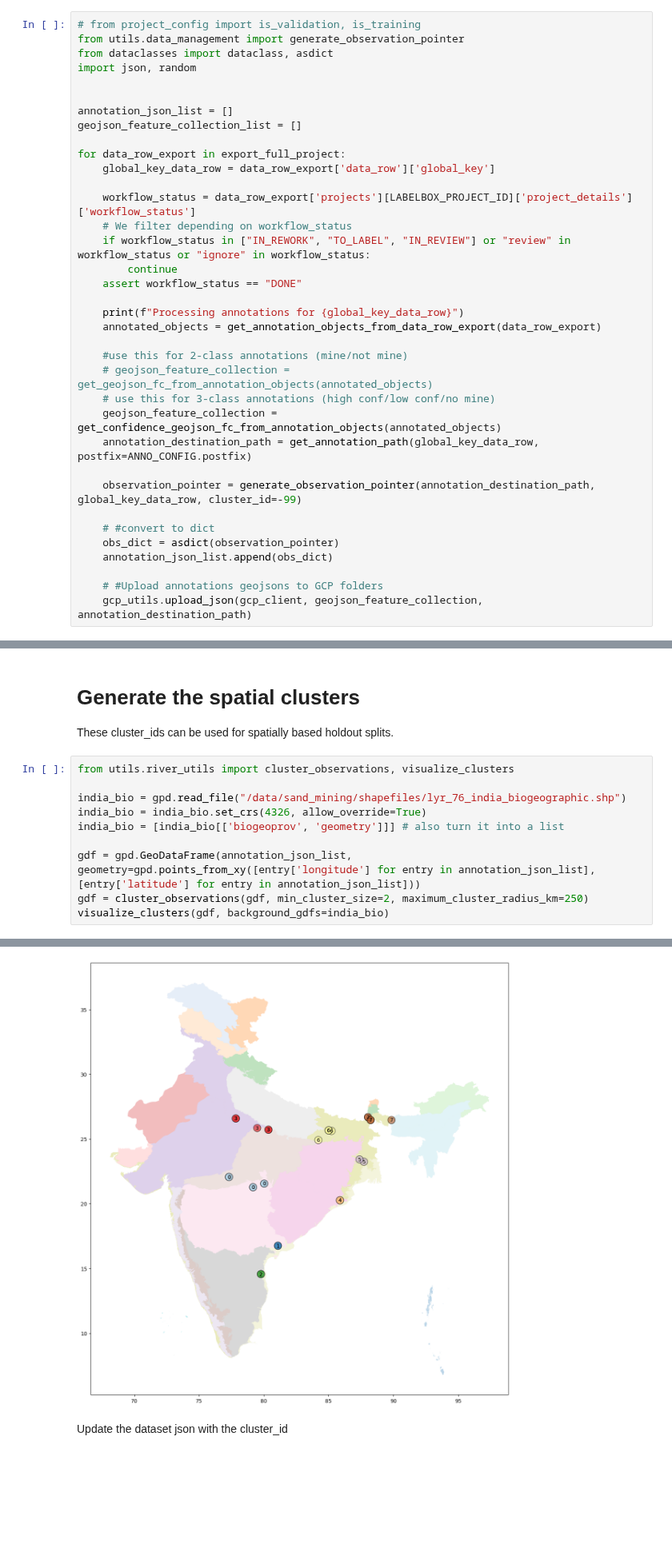
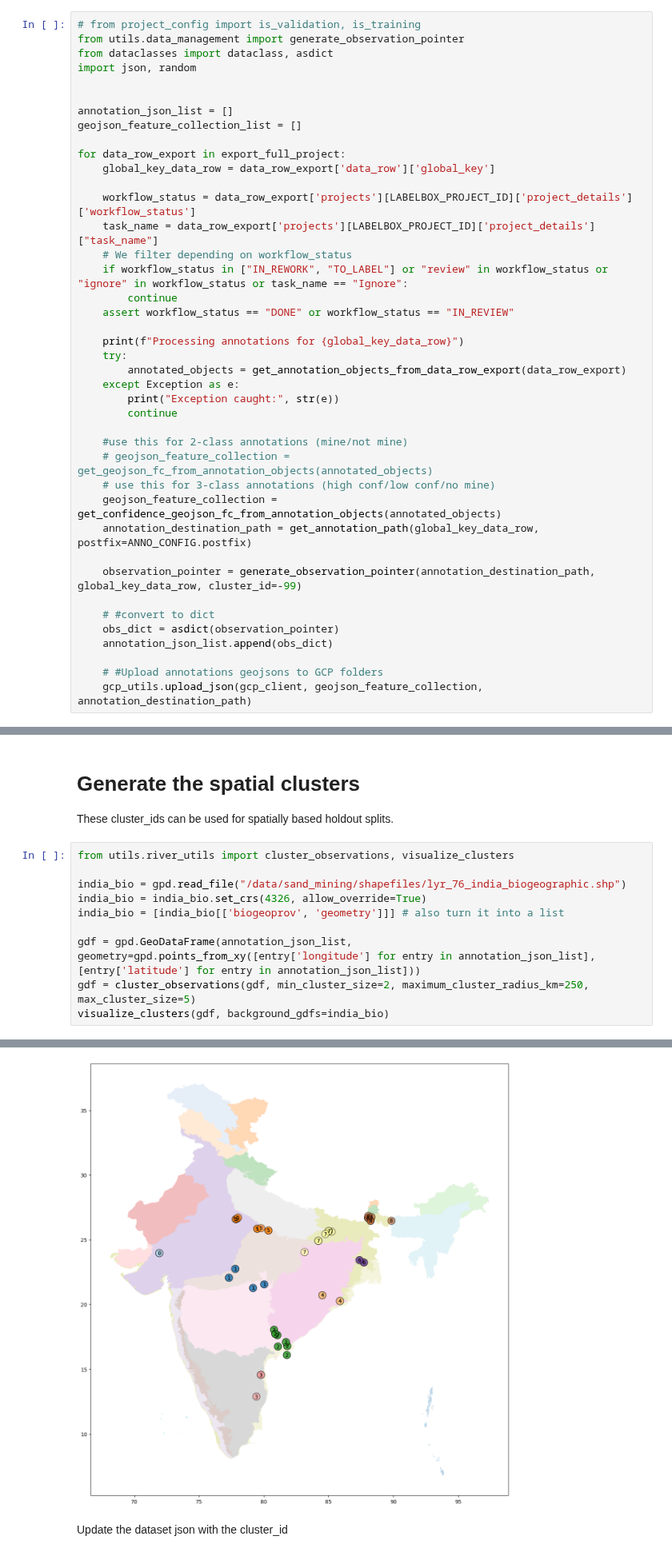
Before and after one commit to BerkeleySandProject/sandmining-watch, a Jupyter notebook: label/create_dataset.ipynb, the cells around one changed output, grey strips where cells are left out. Shown at 80% size. Saved outputs shown, nothing was run; the diff lists cells and outputs as text; blank space fills up the shorter version.

```diff
--- a/label/create_dataset.ipynb
+++ b/label/create_dataset.ipynb
@@ -72,13 +72,18 @@ for data_row_export in export_full_project:
     global_key_data_row = data_row_export['data_row']['global_key']
 
     workflow_status = data_row_export['projects'][LABELBOX_PROJECT_ID]['project_details']['workflow_status']
+    task_name = data_row_export['projects'][LABELBOX_PROJECT_ID]['project_details']["task_name"]
     # We filter depending on workflow_status
-    if workflow_status in ["IN_REWORK", "TO_LABEL", "IN_REVIEW"] or "review" in workflow_status or "ignore" in workflow_status:
+    if workflow_status in ["IN_REWORK", "TO_LABEL"] or "review" in workflow_status or "ignore" in workflow_status or task_name == "Ignore":
         continue
-    assert workflow_status == "DONE"
+    assert workflow_status == "DONE" or workflow_status == "IN_REVIEW"
 
     print(f"Processing annotations for {global_key_data_row}")
-    annotated_objects = get_annotation_objects_from_data_row_export(data_row_export)
+    try:
+        annotated_objects = get_annotation_objects_from_data_row_export(data_row_export)
+    except Exception as e:
+        print("Exception caught:", str(e))
+        continue
 
     #use this for 2-class annotations (mine/not mine)
     # geojson_feature_collection = get_geojson_fc_from_annotation_objects(annotated_objects)
@@ -124,6 +129,6 @@ india_bio = india_bio.set_crs(4326, allow_override=True)
 india_bio = [india_bio[['biogeoprov', 'geometry']]] # also turn it into a list
 
 gdf = gpd.GeoDataFrame(annotation_json_list, geometry=gpd.points_from_xy([entry['longitude'] for entry in annotation_json_list], [entry['latitude'] for entry in annotation_json_list]))
-gdf = cluster_observations(gdf, min_cluster_size=2, maximum_cluster_radius_km=250)
+gdf = cluster_observations(gdf, min_cluster_size=2, maximum_cluster_radius_km=250, max_cluster_size=5)
 visualize_clusters(gdf, background_gdfs=india_bio)
 # %% [output]
@@ -131,4 +136,4 @@ Number of clusters: 8 / Number of unassigned points : 0
-[figure, old version]
+[figure, new version]
 # %% [markdown]
 Update the dataset json with the cluster_id
 # %%
```
Also changed, not shown: parts of 5 cells of this notebook, 22 other files.
